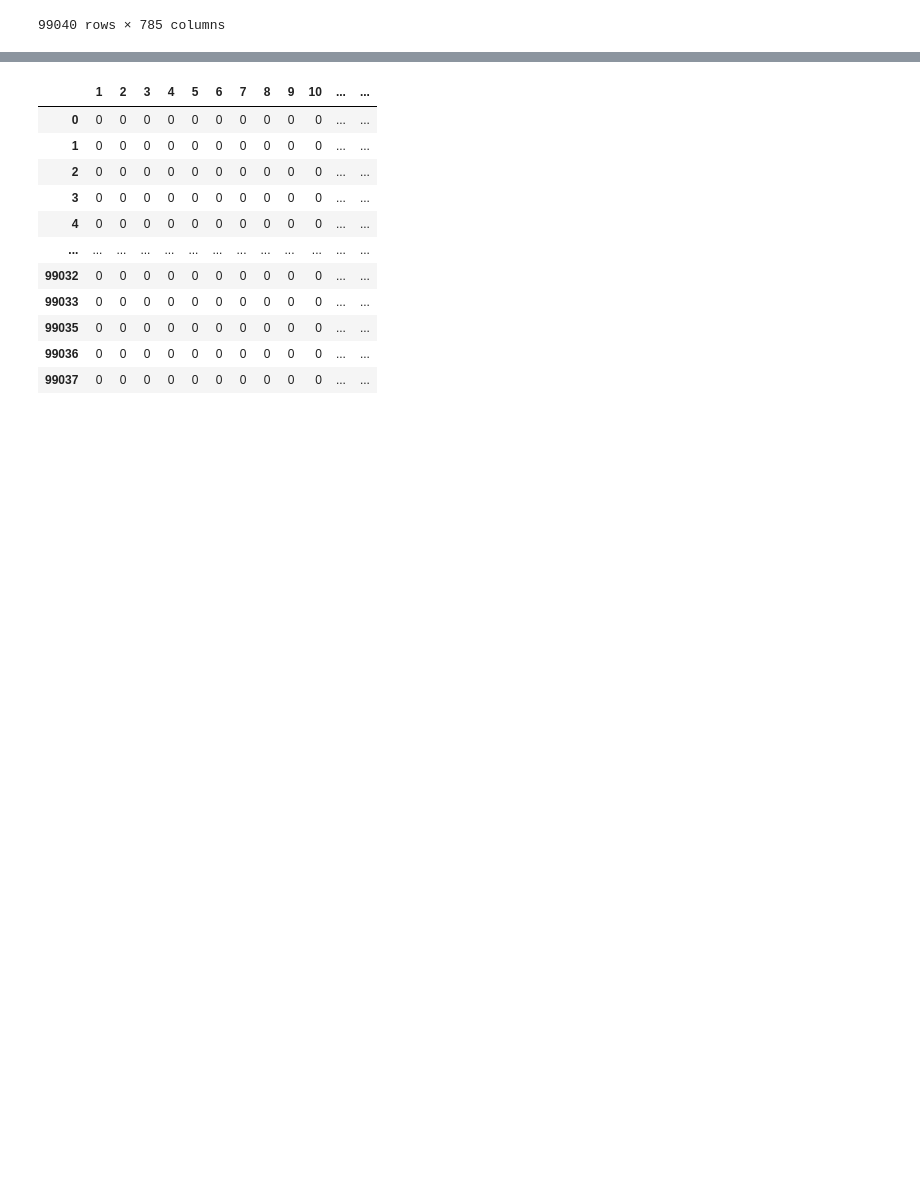
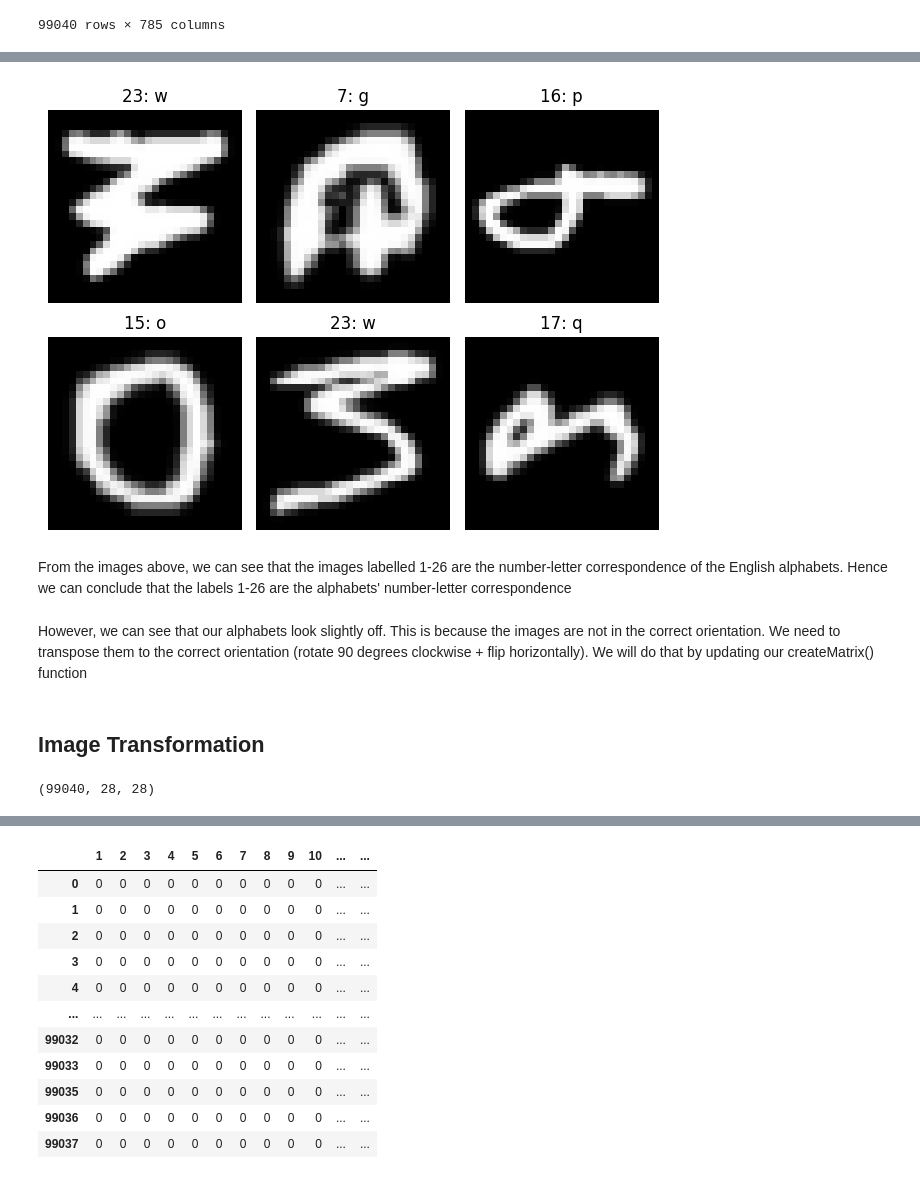
Before and after one commit to shoelesshoe/DELECA2, a Jupyter notebook: Part A/Part A.ipynb, the cells around one changed output, grey strips where cells are left out. Cells and saved outputs as stored; diff of their text form; code cells hidden in the pictures; blank space fills up the shorter version.

```diff
--- a/Part A/Part A.ipynb
+++ b/Part A/Part A.ipynb
@@ -81,0 +167,13 @@ df_a
+# %%
+first6labels = df_original.iloc[:6, 0].values
+first6alphabets = list(map(lambda x: f'{x}: {chr(x + 96)}', first6labels))
+# %%
+imageSubplot(imageArr, 6, first6alphabets)  # convert from number to alphabet and display them as subplot titles
+# %% [output]
+[figure, added]
+# %% [markdown]
+From the images above, we can see that the images labelled 1-26 are the number-letter correspondence of the English alphabets. Hence we can conclude that the labels 1-26 are the alphabets' number-letter correspondence
+# %% [markdown]
+However, we can see that our alphabets look slightly off. This is because the images are not in the correct orientation. We need to transpose them to the correct orientation (rotate 90 degrees clockwise + flip horizontally). We will do that by updating our createMatrix() function
+# %% [markdown]
+## Image Transformation
@@ -81,0 +195,4 @@ df_a
+# %%
+imageArr = createMatrix(df)
+# %% [output]
+(99040, 28, 28)
```
Also changed, not shown: parts of 73 cells of this notebook, 1 other file.
